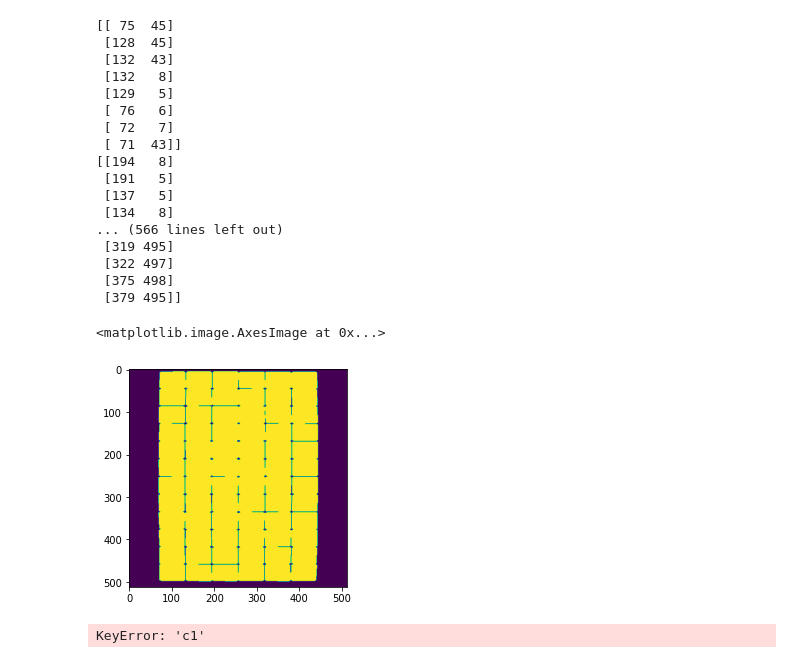
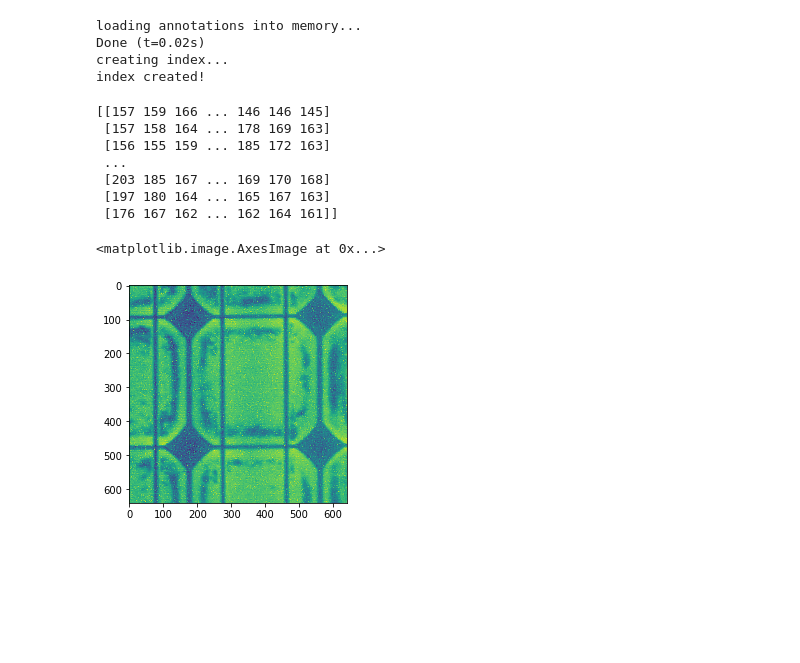
Before and after one commit to charlieHowcroft/PV-EL-image, a Jupyter notebook: solarel/mask_dataset_maker.ipynb, the cells around one changed output. Drawn from its saved outputs; the diff is of its cells as text; code cells hidden in the pictures; blank space fills up the shorter version.

Commit message:
Stand alone cell splitter

```diff
--- a/solarel/mask_dataset_maker.ipynb
+++ b/solarel/mask_dataset_maker.ipynb
@@ -6,19 +6,0 @@ import json
-# %%
-image_path = "C:/Users/chuck/OneDrive/Desktop/Honors/Cell recognition.v1i.coco-segmentation/train/LRE504055180800401088_IMG_8667_JPG.rf.7883d4999676fda3261e631ae0eb0df9.jpg"
-image = cv2.imread(image_path, 0)
-
-json_path = "C:/Users/chuck/OneDrive/Desktop/Honors/Cell recognition.v1i.coco-segmentation/train/_annotations.coco.json"
-
-# Opening JSON file
-f = open(json_path)
-
-# returns JSON object as
-# a dictionary
-data = json.load(f)
-
-# Iterating through the json
-# list
-anots = []
-for i in data['annotations']:
-    anots.append(i["segmentation"][0])
-f.close()
@@ -32,36 +7,24 @@ image_cp = np.copy(image)*0
-# %%
-for i in range(len(anots)):
-    x = np.array(anots[i][::2], np.int16)
-    y = np.array(anots[i][1::2], np.int16)
-    points = np.array(list(zip(x,y)), np.int32)
-    print(points[:-1])
-    image_cp = draw_polygon(image_cp, points[:-1], (255,255,255))
-
-plt.imshow(image_cp)
-# %% [output]
-[[ 75  45]
- [128  45]
- [132  43]
- [132   8]
- [129   5]
- [ 76   6]
- [ 72   7]
- [ 71  43]]
-[[194   8]
- [191   5]
- [137   5]
- [134   8]
-... (566 lines left out)
- [319 495]
- [322 497]
- [375 498]
- [379 495]]
-<matplotlib.image.AxesImage at 0x...>
-[figure, removed]
-# %%
-image_cp = np.copy(image)*0
-
-for index, row in df.iterrows():
-    print(row['c1'], row['c2'])
-# %% [output]
-KeyError: 'c1'
+# %%
+base_folder = 'C:/Users/chuck/OneDrive/Desktop/Honors/PV-Cell-Segmentation/train/'
+coco = COCO(f'{base_folder}_annotations.coco.json')
+img_dir = f'{base_folder}Raws/'
+img = coco.imgs[0]
+# %% [output]
+loading annotations into memory...
+Done (t=0.02s)
+creating index...
+index created!
+# %%
+image = np.array(cv2.imread(os.path.join(img_dir, img['file_name']), 0))
+print(image)
+plt.imshow(image, interpolation='nearest')
+# %% [output]
+[[157 159 166 ... 146 146 145]
+ [157 158 164 ... 178 169 163]
+ [156 155 159 ... 185 172 163]
+ ...
+ [203 185 167 ... 169 170 168]
+ [197 180 164 ... 165 167 163]
+ [176 167 162 ... 162 164 161]]
+<matplotlib.image.AxesImage at 0x...>
+[figure, added]
```
Also changed, not shown: parts of 5 cells of this notebook, 6 other files.
